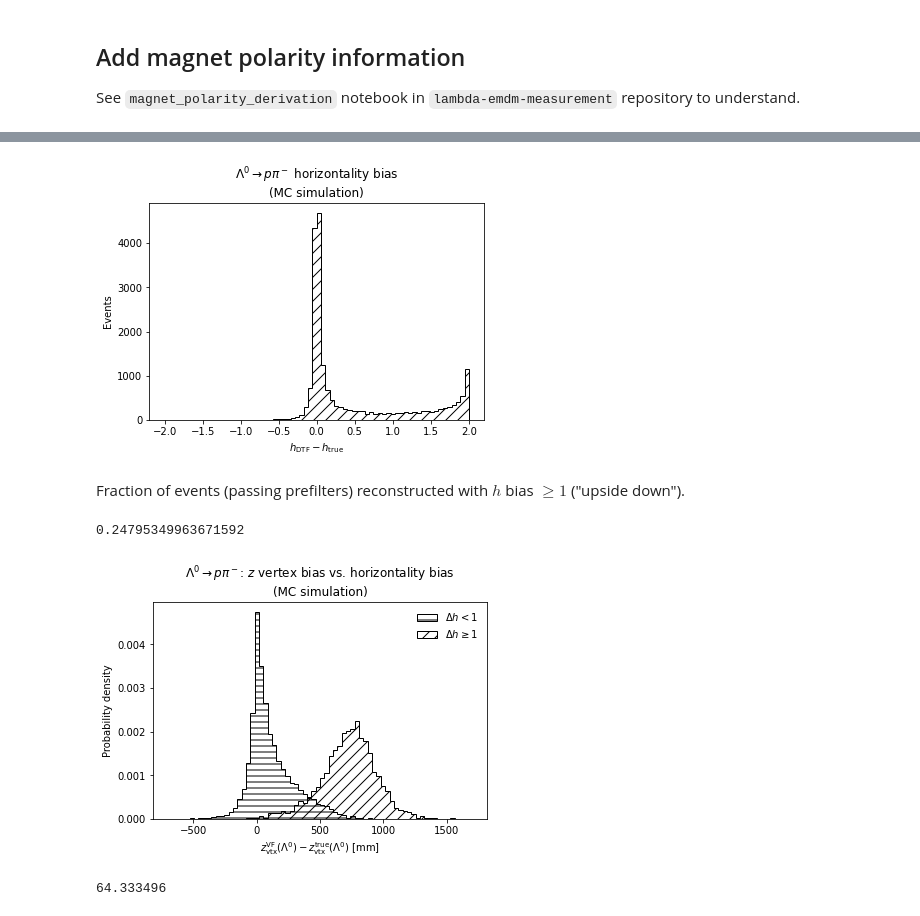
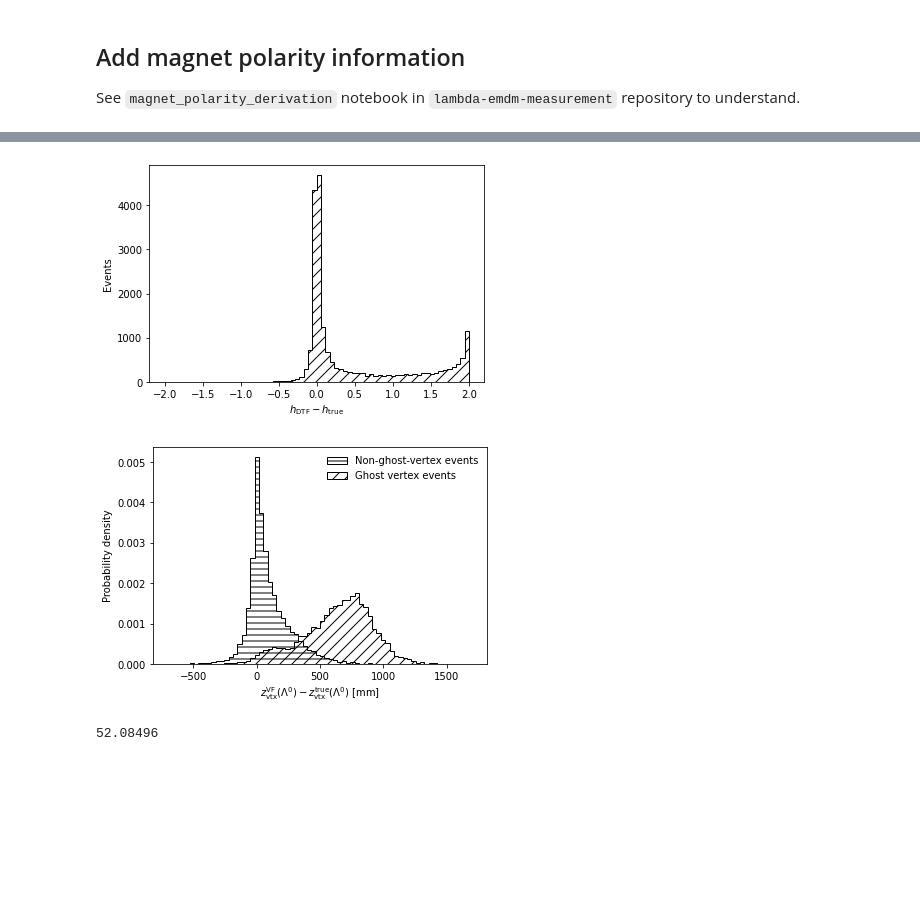
Before and after one commit to alatios/lb2jpsil_lambda-emdm-measurement, a Jupyter notebook: 03_lambda_endvertex_study.ipynb, the cells around one changed output, grey strips where cells are left out. Drawn from its saved outputs; the diff is of its cells as text; code cells hidden in the pictures; blank space fills up the shorter version.

Commit message:
Refine ghost vertex selection, redo plots

```diff
--- a/03_lambda_endvertex_study.ipynb
+++ b/03_lambda_endvertex_study.ipynb
@@ -8,9 +9,9 @@ from typing import Tuple, List
 # %%
 ## Self explanatory
-save_plots = False
+save_plots = True
 
 ## Toggle plot titles (off for thesis and papers, generally speaking)
-show_titles = True
+show_titles = False
 
 ## Toggle plot grid
 show_grid = False
@@ -377,7 +378,7 @@ def plot_series_histogram(
         common_plot_params['facecolor'] = 'none'
         common_plot_params['hatch'] = '//'
     else:
-        common_plot_params['color'] = 'goldenrod'
+        common_plot_params['color'] = 'tab:blue'
 
     ## With pre-selection cuts
     plt.hist(series, **common_plot_params)
@@ -788,27 +767,0 @@ def compute_horizontality(
-# %%
-reco_momenta_prefix = 'DTF_FixJPsi_'
-truth_momenta_prefix = 'MCTRUTH_'
-
-p_pvec_true = f'{truth_momenta_prefix}p_PVEC'
-pim_pvec_true = f'{truth_momenta_prefix}pim_PVEC'
-avec_true = f'{truth_momenta_prefix}AVEC'
-anorm_true = f'{truth_momenta_prefix}ANORM'
-ahat_true = f'{truth_momenta_prefix}AHAT'
-
-df_mc[p_pvec_true] = list(zip(df_mc[f'{truth_momenta_prefix}p_PX'], df_mc[f'{truth_momenta_prefix}p_PY'], df_mc[f'{truth_momenta_prefix}p_PZ']))
-df_mc[pim_pvec_true] = list(zip(df_mc[f'{truth_momenta_prefix}pim_PX'], df_mc[f'{truth_momenta_prefix}pim_PY'], df_mc[f'{truth_momenta_prefix}pim_PZ']))
-df_mc[avec_true] = df_mc.apply(lambda row: row_a_vec(row, p_pvec_true, pim_pvec_true), axis=1)
-df_mc[anorm_true] = df_mc.apply(lambda row: row_a_norm(row, avec_true), axis=1)
-df_mc[ahat_true] = df_mc[avec_true]/df_mc[anorm_true]
-
-p_pvec_reco = f'{reco_momenta_prefix}p_PVEC'
-pim_pvec_reco = f'{reco_momenta_prefix}pim_PVEC'
-avec_reco = f'{reco_momenta_prefix}AVEC'
-anorm_reco = f'{reco_momenta_prefix}ANORM'
-ahat_reco = f'{reco_momenta_prefix}AHAT'
-
-df_mc[p_pvec_reco] = list(zip(df_mc[f'{reco_momenta_prefix}p_PX'], df_mc[f'{reco_momenta_prefix}p_PY'], df_mc[f'{reco_momenta_prefix}p_PZ']))
-df_mc[pim_pvec_reco] = list(zip(df_mc[f'{reco_momenta_prefix}pim_PX'], df_mc[f'{reco_momenta_prefix}pim_PY'], df_mc[f'{reco_momenta_prefix}pim_PZ']))
-df_mc[avec_reco] = df_mc.apply(lambda row: row_a_vec(row, p_pvec_reco, pim_pvec_reco), axis=1)
-df_mc[anorm_reco] = df_mc.apply(lambda row: row_a_norm(row, avec_reco), axis=1)
-df_mc[ahat_reco] = df_mc[avec_reco]/df_mc[anorm_reco]
@@ -898,21 +768,19 @@ h_truth = compute_horizontality(
 # %%
 plot_parameters = {
     'binning': 70,
     'x_range': (-2, 2),
     'title': r'$\Lambda^0 \rightarrow p\pi^-$ horizontality bias',
     'x_label': '$h_\mathrm{DTF} - h_\mathrm{true}$',
     'file_name': 'Lambda_horizontality_bias',
     'zero_vline': False,
     'log_scale': False,
     'show_title': show_titles,
     'black_and_white': black_and_white,
     'show_grid': show_grid,
 }
 
 plot_series_histogram(
-    df_mc[h_reco_DTF] - df_mc[h_truth],
+    df_mc['DTF_FixJPsiLambda_h'] - df_mc['MCTRUTH_h'],
     **plot_parameters)
 # %% [output]
-[figure, old version]
+[figure, new version]
-# %% [markdown]
-Fraction of events (passing prefilters) reconstructed with $h$ bias $\geq 1$ ("upside down").
@@ -921,7 +787,3 @@ upside_down_individual_cut = df_mc[h_reco_DTF] - df_mc[h_truth] > 1
-# %%
-sum(upside_down_individual_cut) / len(df_mc)
-# %% [output]
-0.24795349963671592
 # %%
 ## Common plot parameters
 common_plot_params = {
@@ -936,21 +798,21 @@ common_plot_params = {
 ## Individual plot parameters
 right_way_up_params = {
     'hatch': '--',
-    'label': '$\Delta h < 1$'
+    'label': 'Non-ghost-vertex events'
 }
 
 upside_down_params = {
     'hatch': '//',
-    'label': '$\Delta h \geq 1$'
+    'label': 'Ghost vertex events'
 }
 
 series = df_mc['L_ENDVERTEX_Z'] - df_mc['MCTRUTH_L_ENDVERTEX_Z']
 
 ## Bias < 1
-plt.hist(series.loc[~upside_down_individual_cut], **common_plot_params, **right_way_up_params)
+plt.hist(series.loc[~in_banana], **common_plot_params, **right_way_up_params)
 
 ## Bias >= 1
-plt.hist(series.loc[upside_down_individual_cut], **common_plot_params, **upside_down_params)
+plt.hist(series.loc[in_banana], **common_plot_params, **upside_down_params)
 
 if show_grid:
     plt.grid()
@@ -968,8 +830,8 @@ if save_plots:
 
 plt.show()
 # %% [output]
-[figure, old version]
+[figure, new version]
 # %%
-(df_mc['L_ENDVERTEX_Z'] - df_mc['MCTRUTH_L_ENDVERTEX_Z']).loc[~upside_down_individual_cut].median()
+(df_mc['L_ENDVERTEX_Z'] - df_mc['MCTRUTH_L_ENDVERTEX_Z']).loc[~in_banana].median()
 # %% [output]
-64.333496
+52.08496
```
Also changed, not shown: parts of 35 cells of this notebook, 1 other file.
